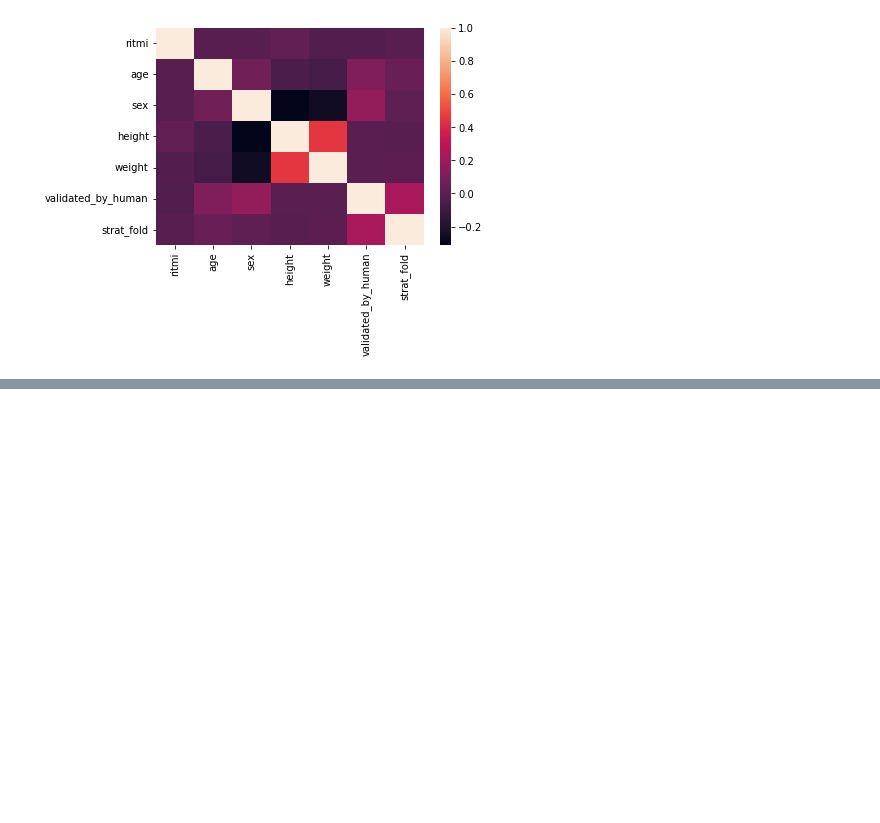
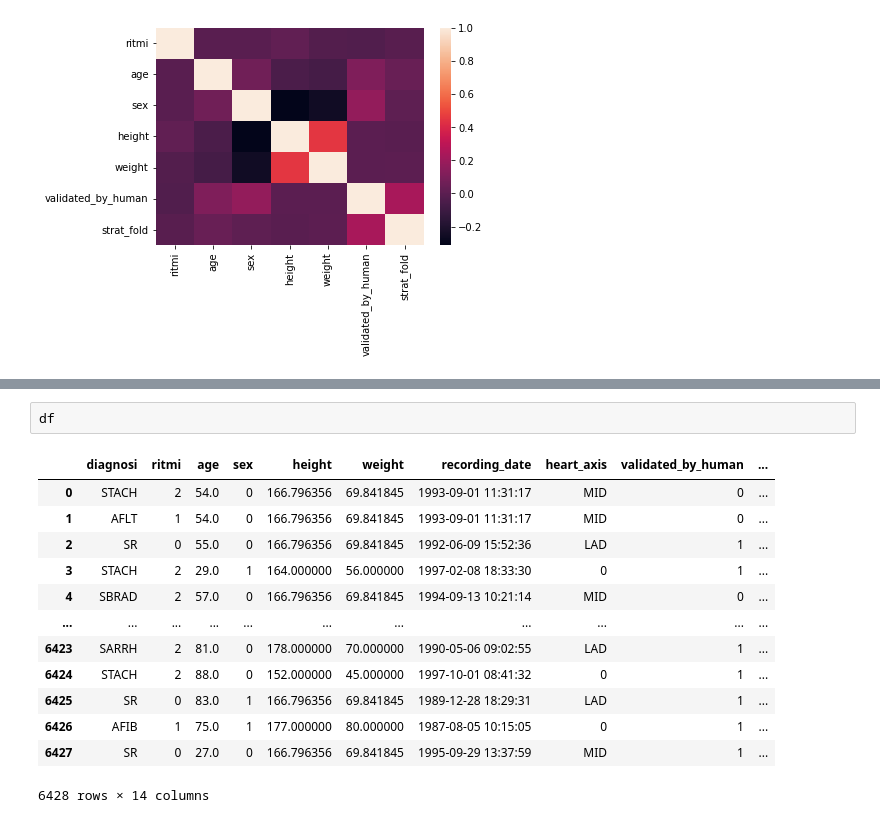
Before and after one commit to Tabed23/-Atrial-Fibrillation-Mono-Repo, a Jupyter notebook: algos/models-data/Data_visual.ipynb, the cells around one changed output, grey strips where cells are left out. Cells and saved outputs as stored; diff of their text form; blank space fills up the shorter version.

```diff
--- a/algos/models-data/Data_visual.ipynb
+++ b/algos/models-data/Data_visual.ipynb
@@ -277,0 +278,16 @@ sns.pairplot(data=df)
+# %%
+df
+# %% [output]
+|  | diagnosi | ritmi | age | sex | height | weight | recording_date | heart_axis | validated_by_human | ... |
+| 0 | STACH | 2 | 54.0 | 0 | 166.796356 | 69.841845 | 1993-09-01 11:31:17 | MID | 0 | ... |
+| 1 | AFLT | 1 | 54.0 | 0 | 166.796356 | 69.841845 | 1993-09-01 11:31:17 | MID | 0 | ... |
+| 2 | SR | 0 | 55.0 | 0 | 166.796356 | 69.841845 | 1992-06-09 15:52:36 | LAD | 1 | ... |
+| 3 | STACH | 2 | 29.0 | 1 | 164.000000 | 56.000000 | 1997-02-08 18:33:30 | 0 | 1 | ... |
+| 4 | SBRAD | 2 | 57.0 | 0 | 166.796356 | 69.841845 | 1994-09-13 10:21:14 | MID | 0 | ... |
+| ... | ... | ... | ... | ... | ... | ... | ... | ... | ... | ... |
+| 6423 | SARRH | 2 | 81.0 | 0 | 178.000000 | 70.000000 | 1990-05-06 09:02:55 | LAD | 1 | ... |
+| 6424 | STACH | 2 | 88.0 | 0 | 152.000000 | 45.000000 | 1997-10-01 08:41:32 | 0 | 1 | ... |
+| 6425 | SR | 0 | 83.0 | 1 | 166.796356 | 69.841845 | 1989-12-28 18:29:31 | LAD | 1 | ... |
+| 6426 | AFIB | 1 | 75.0 | 1 | 177.000000 | 80.000000 | 1987-08-05 10:15:05 | 0 | 1 | ... |
+| 6427 | SR | 0 | 27.0 | 0 | 166.796356 | 69.841845 | 1995-09-29 13:37:59 | MID | 1 | ... |
+6428 rows × 14 columns
```
Also changed, not shown: parts of 21 cells of this notebook, 2 other files.
